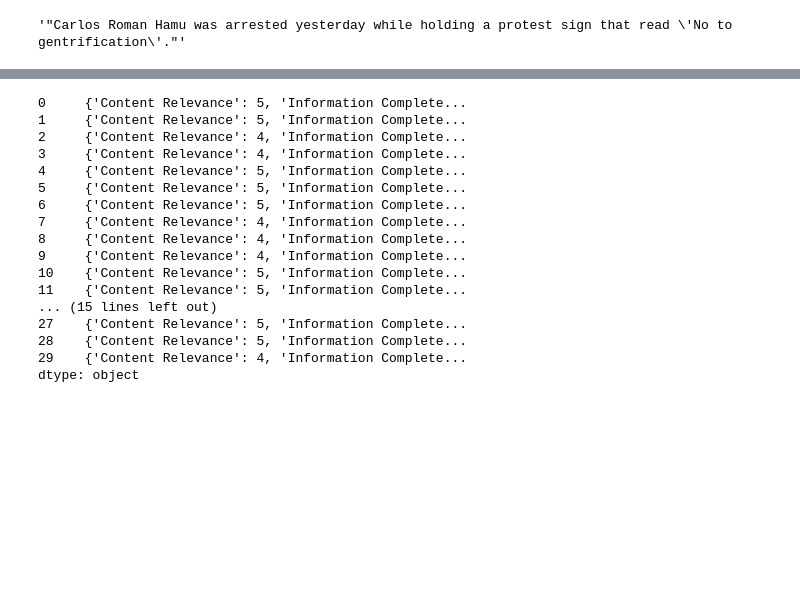
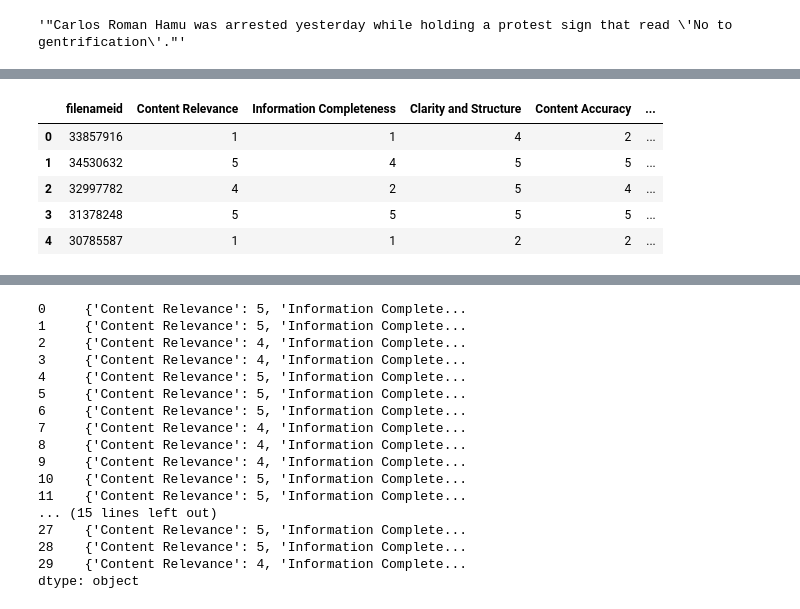
Before and after one commit to nlp4bia-bsc/MultiSynDS, a Jupyter notebook: nbs/generative/llama32_as_a_judge k-shot.ipynb, the cells around one changed output, grey strips where cells are left out. Saved outputs shown, nothing was run; the diff lists cells and outputs as text; code cells hidden in the pictures; blank space fills up the shorter version.

```diff
--- a/nbs/generative/llama32_as_a_judge k-shot.ipynb
+++ b/nbs/generative/llama32_as_a_judge k-shot.ipynb
@@ -76,7 +80,7 @@ with open("output/samples/en/phase_1/human_eval.csv", "r") as file:
 # %%
 import pandas as pd
 from io import StringIO
-data = pd.read_csv(StringIO(human_aval))
+data = pd.read_csv("output/samples/en/phase_1/human_eval.csv")
 data.rename(columns={
     "Overall validation [Content Relevance]": "Content Relevance",
     "Overall validation [Information Completeness]": "Information Completeness ",
@@ -264,0 +138,10 @@ evaluate_clinical_summaries(clinical_case, discharge_summary,filenames,"ollama")
+# %%
+df_examples = pd.DataFrame(data_dict).rename(columns={"Original file name (e.g. 36951253)": "filenameid"})
+df_examples
+# %% [output]
+|  | filenameid | Content Relevance | Information Completeness | Clarity and Structure | Content Accuracy | ... |
+| 0 | 33857916 | 1 | 1 | 4 | 2 | ... |
+| 1 | 34530632 | 5 | 4 | 5 | 5 | ... |
+| 2 | 32997782 | 4 | 2 | 5 | 4 | ... |
+| 3 | 31378248 | 5 | 5 | 5 | 5 | ... |
+| 4 | 30785587 | 1 | 1 | 2 | 2 | ... |
```
Also changed, not shown: parts of 8 cells of this notebook, 25 other files.
